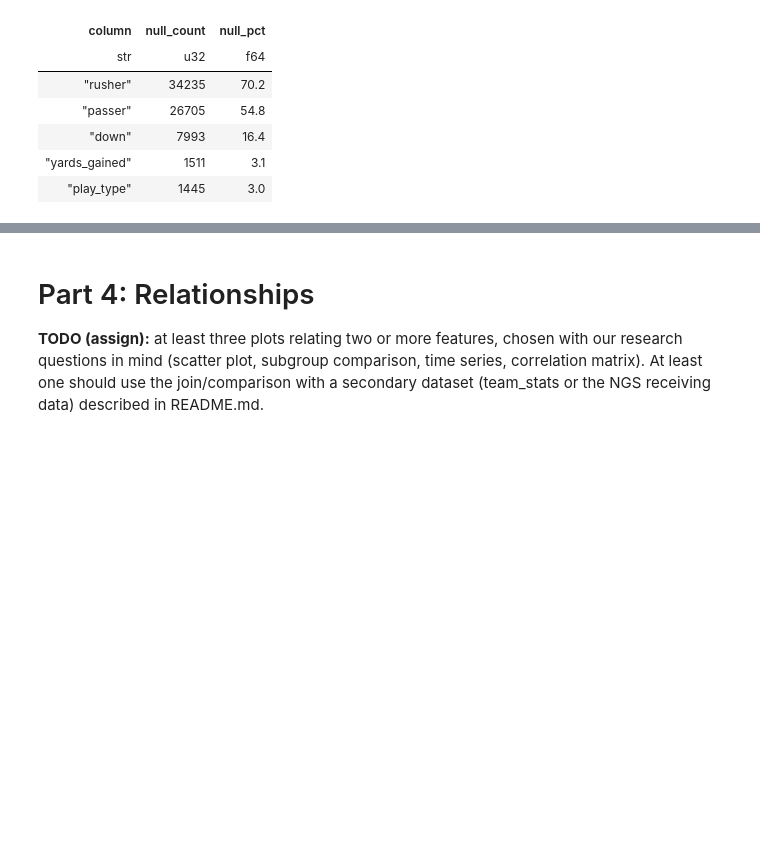
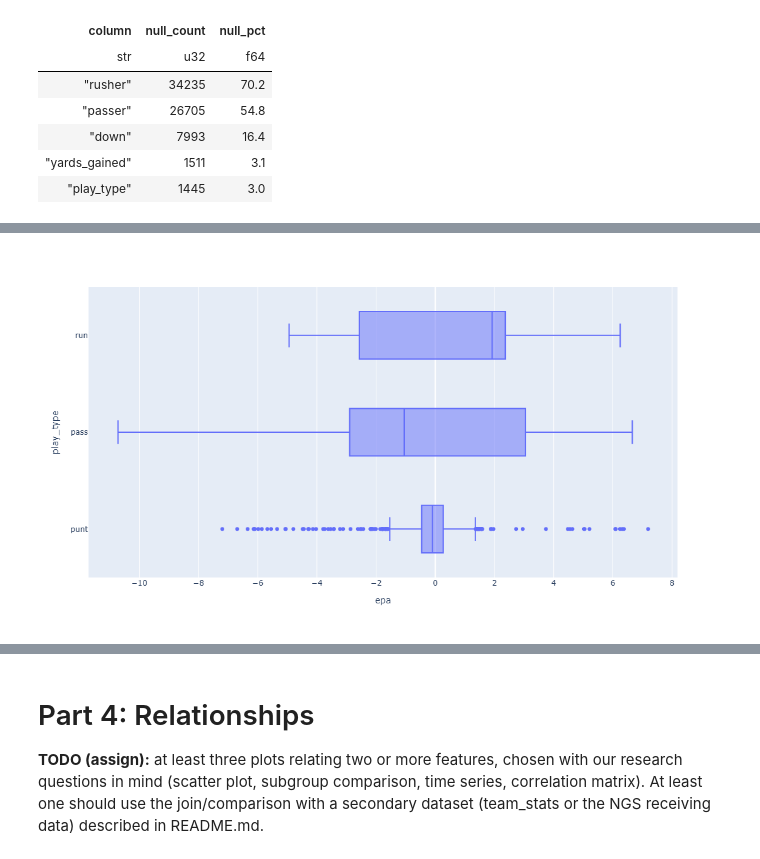
Before and after one commit to acimma3/cs418-football, a Jupyter notebook: eda.ipynb, the cells around one changed output, grey strips where cells are left out. Cells and saved outputs as stored; diff of their text form; code cells hidden in the pictures; blank space fills up the shorter version.

```diff
--- a/eda.ipynb
+++ b/eda.ipynb
@@ -275,0 +310,4 @@ Label axes at a readable size and watch for overplotting.
+# %%
+# filter data into only 4th downs with only runs, passes, and punts
+fourthOnlyPbp = playbyplay.filter((pl.col('down') == 4) & ((pl.col('play_type') == "pass") | (pl.col('play_type') == "run") | (pl.col('play_type') == "punt")))
+fourthOnlyPbp.select(pbp_key_cols).describe()
@@ -275,0 +327,7 @@ Label axes at a readable size and watch for overplotting.
+# %%
+# plot 4th down epa/play grouped by play type
+fig = px.box(fourthOnlyPbp, x = "epa", y = "play_type")
+fig.update_layout(width = 800, height = 600)
+fig
+# %% [output]
+[figure, added]
```
Also changed, not shown: parts of 38 cells of this notebook.
